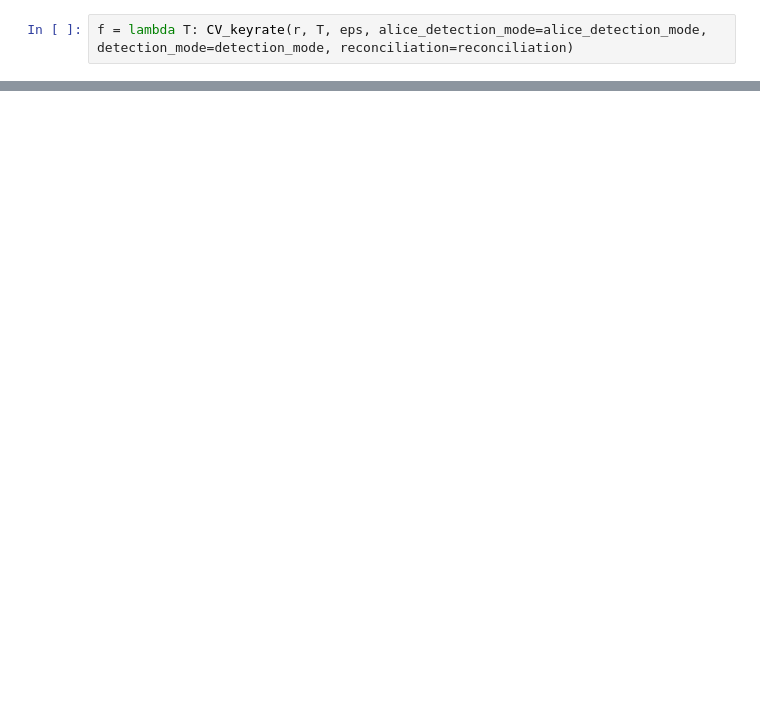
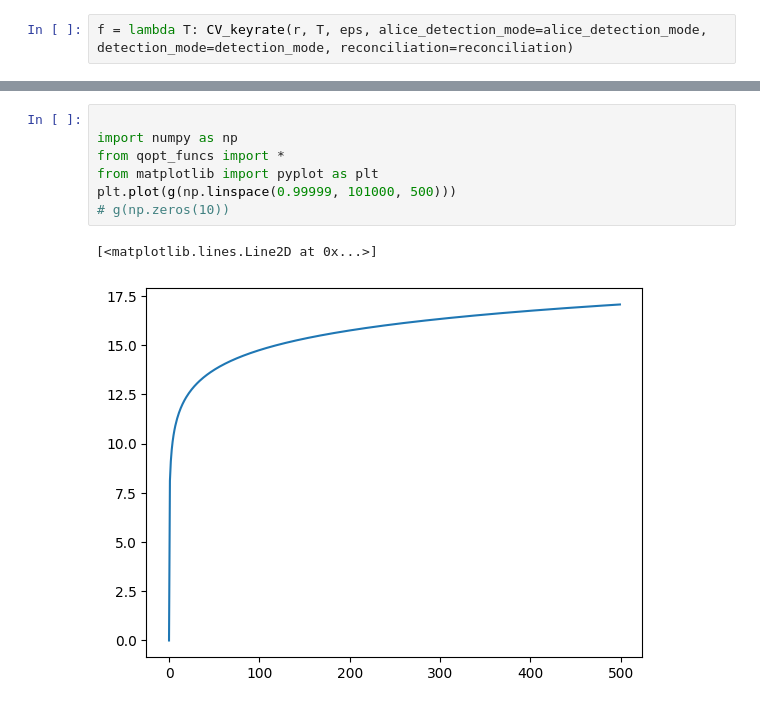
Before and after one commit to lucamar91/qkd_networks, a Jupyter notebook: new_protocols.ipynb, the cells around one changed output, grey strips where cells are left out. Saved outputs shown, nothing was run; the diff lists cells and outputs as text; blank space fills up the shorter version.

```diff
--- a/new_protocols.ipynb
+++ b/new_protocols.ipynb
@@ -259,0 +323,10 @@ f = lambda T: CV_keyrate(r, T, eps, alice_detection_mode=alice_detection_mode, d
+# %%
+
+import numpy as np
+from qopt_funcs import *
+from matplotlib import pyplot as plt
+plt.plot(g(np.linspace(0.99999, 101000, 500)))
+# g(np.zeros(10))
+# %% [output]
+[<matplotlib.lines.Line2D at 0x...>]
+[figure, added]
```
Also changed, not shown: parts of 6 cells of this notebook.
